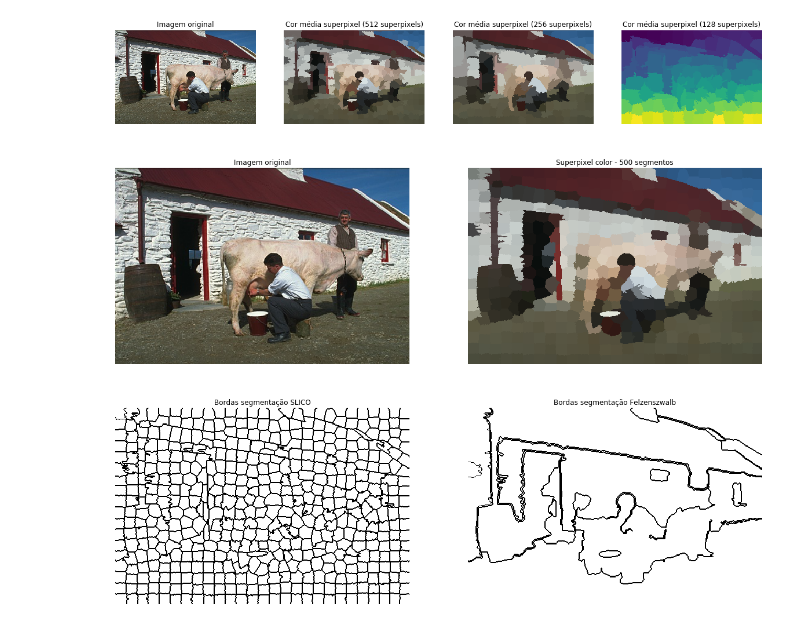
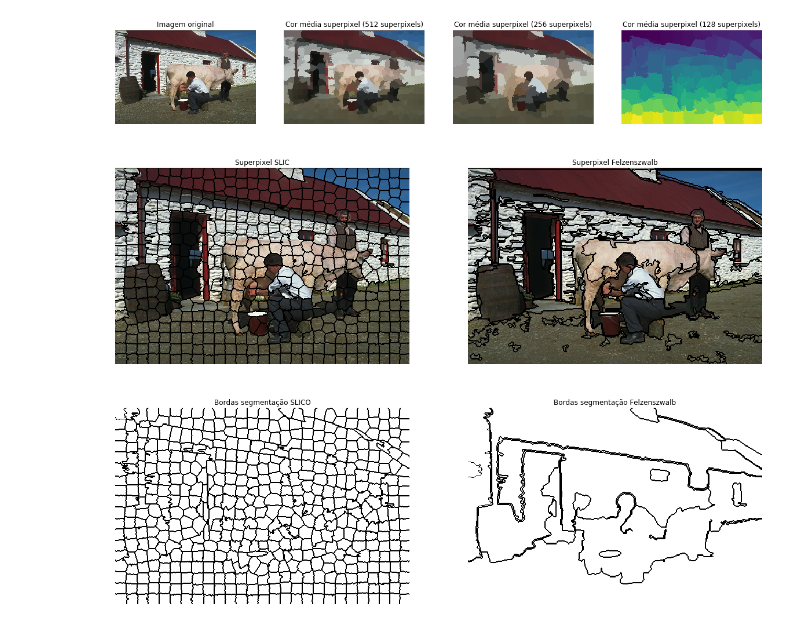
Before and after one commit to falreis/image-segm, a Jupyter notebook: code/segmentation.ipynb, the cells around one changed output. Drawn from its saved outputs; the diff is of its cells as text; code cells hidden in the pictures.

```diff
--- a/code/segmentation.ipynb
+++ b/code/segmentation.ipynb
@@ -99,34 +87,21 @@ n_seg += 1
-# %%
-colors = [[.0, .0, .0] for x in range(n_seg)]
-itens = [0 for x in range(n_seg)]
-new_image = copy.deepcopy(image)
-
-#replace colors
-for i in range(len(segments)):
-    for j in range(len(segments[i])):
-        index = segments[i][j]
-        colors[index] += image[i][j]
-        itens[index] += 1
-
-for i in range(len(itens)):
-    if(itens[i] > 0):
-        colors[i] = [x / itens[i] for x in colors[i]]
-
-for i in range(len(segments)):
-    for j in range(len(segments[i])):
-        index = segments[i][j]
-        new_image[i][j] = colors[index]
-
-fig, (ax1, ax2) = plt.subplots(1,2, figsize=(20, 20))
-ax1.imshow(image)
-ax1.set_title("Imagem original")
-ax1.set_axis_off()
-ax2.imshow(new_image)
-ax2.set_title("Superpixel color - 500 segmentos")
-ax2.set_axis_off()
-plt.show()
-# %% [output]
-[figure, removed]
+# %%
+image = img_as_float(io.imread((imagePath + imageFiles[0])))
+segs_slic = slic(image, n_segments = 500, slic_zero = True)
+seg_felz = felzenszwalb(image, scale = 256, min_size = 50)
+
+fig, (ax2, ax3) = plt.subplots(1,2, figsize=(20, 20))
+#ax1.imshow(image)
+#ax1.set_title("Imagem original")
+#ax1.set_axis_off()
+ax2.imshow(mark_boundaries(image, segs_slic, color=(0,0,0)))
+ax2.set_title("Superpixel SLIC")
+ax2.set_axis_off()
+ax3.imshow(mark_boundaries(image, seg_felz, color=(0,0,0)))
+ax3.set_title("Superpixel Felzenszwalb")
+ax3.set_axis_off()
+plt.show()
+# %% [output]
+[figure, added]
 # %%
 img = np.zeros(image.shape,dtype=np.uint8)
 img.fill(255)
```
Also changed, not shown: parts of 2 cells of this notebook, 12 other files.
